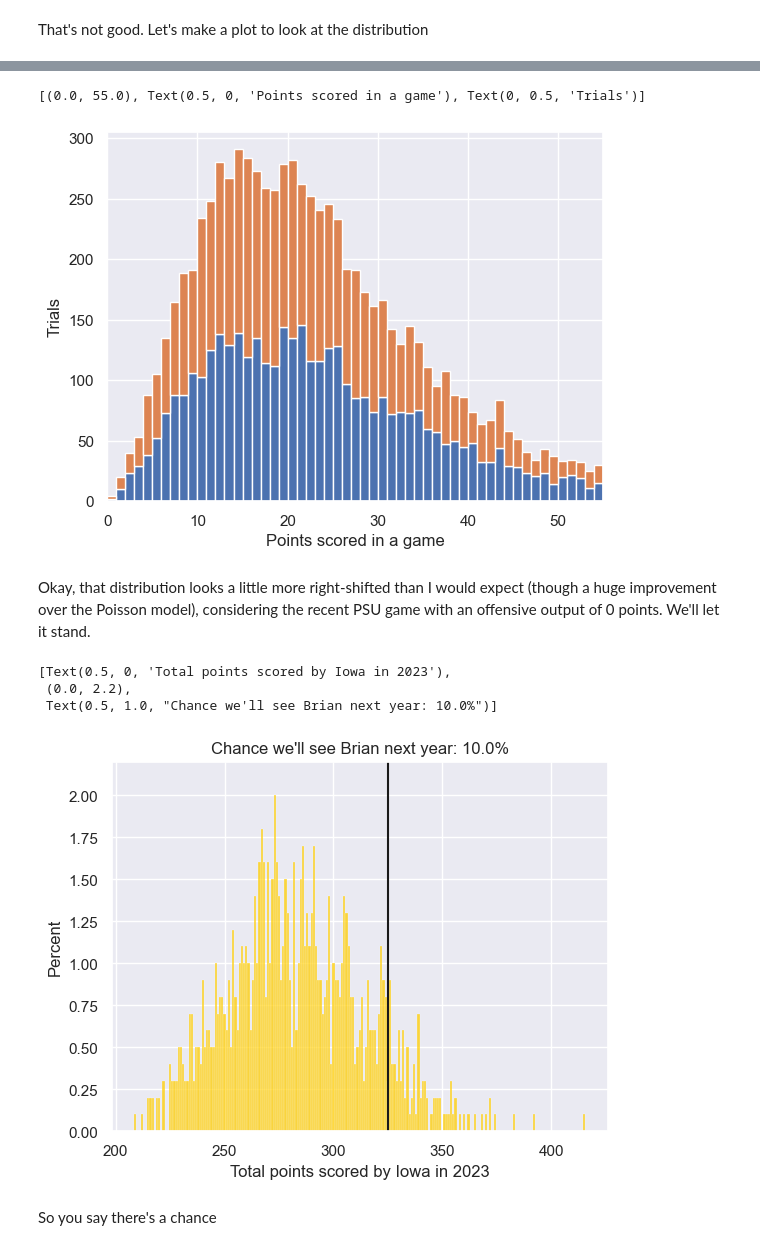
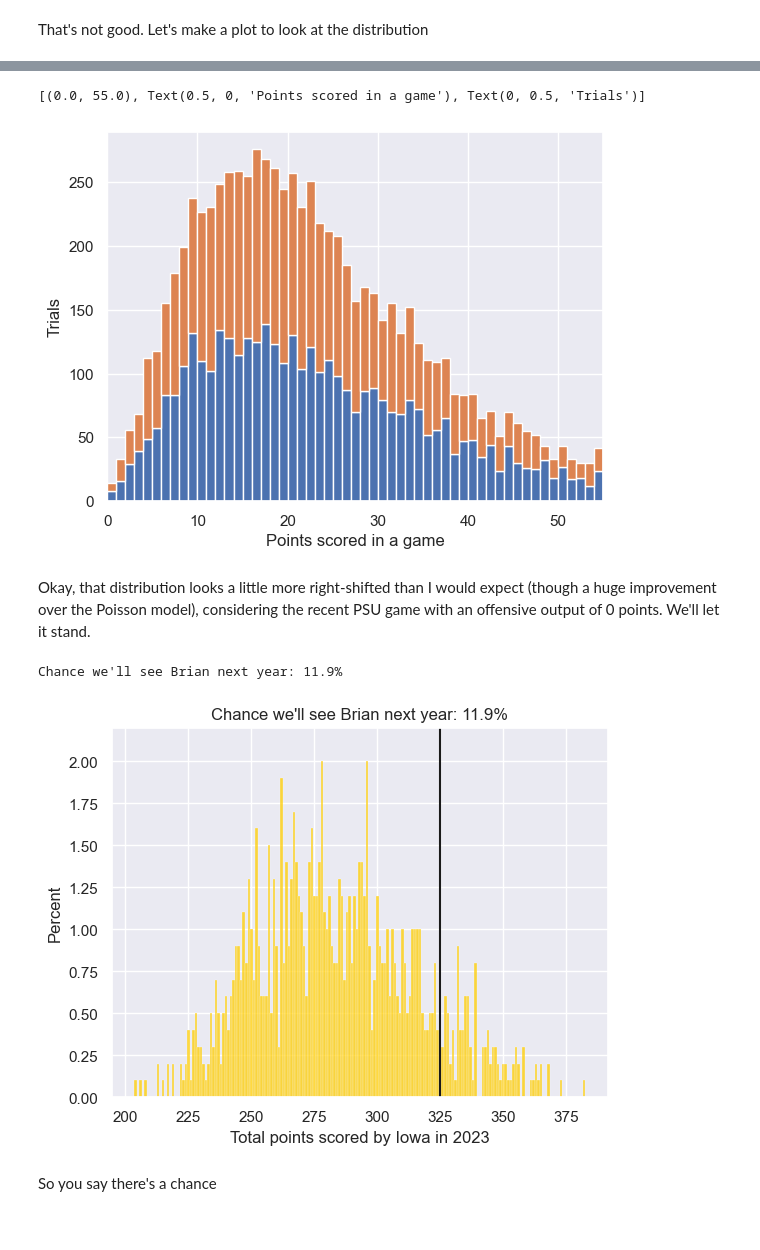
Before and after one commit to frank1010111/iowa-scoring, a Jupyter notebook: notebooks/analyze.ipynb, the cells around one changed output, grey strips where cells are left out. Cells and saved outputs as stored; diff of their text form; code cells hidden in the pictures.

```diff
--- a/notebooks/analyze.ipynb
+++ b/notebooks/analyze.ipynb
@@ -101,7 +101,7 @@ with pm.Model() as model:
     b2 = pm.Normal("Home_game", mu=0, sigma=bx_sigma)
     b3 = pm.Normal("conference_game:Home_game", mu=0, sigma=bx_sigma)
 
-    gamma0 = pm.TruncatedNormal("Gamma_Intercept", mu=8, sigma=4, lower=1e-3)
+    alpha = pm.Exponential("Alpha_Intercept", 0.5)
 
     # define linear model and link function
     theta = (
@@ -114,7 +114,7 @@ with pm.Model() as model:
     # Define Poisson likelihood
     y = pm.NegativeBinomial(
         "y",
-        alpha=gamma0,
+        alpha=alpha,
         mu=pm.math.exp(theta),
         observed=endogenous["Iowa_points"].values,
     )
@@ -291,7 +296,7 @@ posterior_2023_points_home = np.exp(
 posterior_2023_points_away = np.exp(
     (p["Intercept"] + p["conference_game"]).data.ravel()
 )
-alpha = p["Gamma_Intercept"].data.ravel()
+alpha = p["Alpha_Intercept"].data.ravel()
 
 
 def neg_binom_p(mu, alpha):
@@ -319,7 +324,7 @@ ax.hist(
 ax.set(xlim=(0, 55), xlabel="Points scored in a game", ylabel="Trials")
 # %% [output]
 [(0.0, 55.0), Text(0.5, 0, 'Points scored in a game'), Text(0, 0.5, 'Trials')]
-[figure, old version]
+[figure, new version]
 # %% [markdown]
 Okay, that distribution looks a little more right-shifted than I would expect (though a huge improvement over the Poisson model), considering the recent PSU game with an offensive output of 0 points. We'll let it stand.
 # %%
@@ -330,44 +335,42 @@ def max_bin_percent(points):
     return max_bin / sum(hist_points) * 100
 # %%
 NUM_TRIALS = 1000
-POINTS_SCORED_MAX = 65  # I don't think a Ferentz-led team has ever scored more than 55 points in a Big-10 conference game
+POINTS_SCORED_MAX = 62  # I don't think a Ferentz-led team has ever scored more than 55 points in a Big-10 conference game
 points_distributed_total = (
     points_scored_in_2023
     + np.sum(
         np.minimum(
-            np.random.choice(
-                points_distributed_home, size=(NUM_TRIALS, home_games_left)
-            ),
+            rng.choice(points_distributed_home, size=(NUM_TRIALS, home_games_left)),
             POINTS_SCORED_MAX,
         ),
         axis=-1,
     )
     + np.sum(
         np.minimum(
-            np.random.choice(
+            rng.choice(
                 points_distributed_away, size=(NUM_TRIALS, games_left - home_games_left)
             ),
             POINTS_SCORED_MAX,
         ),
         axis=-1,
     )
 )
 likelihood_brian_stays = np.mean(points_distributed_total >= 325)
 
 vline_max = max_bin_percent(points_distributed_total) * 1.1
 g = sns.histplot(
     points_distributed_total, stat="percent", discrete=True, color="#FFCD00"
 )
 g.vlines(325, 0, vline_max, color="k")
+title_text = f"Chance we'll see Brian next year: {likelihood_brian_stays:.1%}"
 g.set(
     xlabel="Total points scored by Iowa in 2023",
     ylim=(0, vline_max),
-    title=f"Chance we'll see Brian next year: {likelihood_brian_stays:.1%}",
+    title=title_text,
 )
+print(title_text)
 # %% [output]
-[Text(0.5, 0, 'Total points scored by Iowa in 2023'),
- (0.0, 2.2),
- Text(0.5, 1.0, "Chance we'll see Brian next year: 10.0%")]
+Chance we'll see Brian next year: 11.9%
-[figure, old version]
+[figure, new version]
 # %% [markdown]
 So you say there's a chance
```
Also changed, not shown: parts of 10 cells of this notebook.
